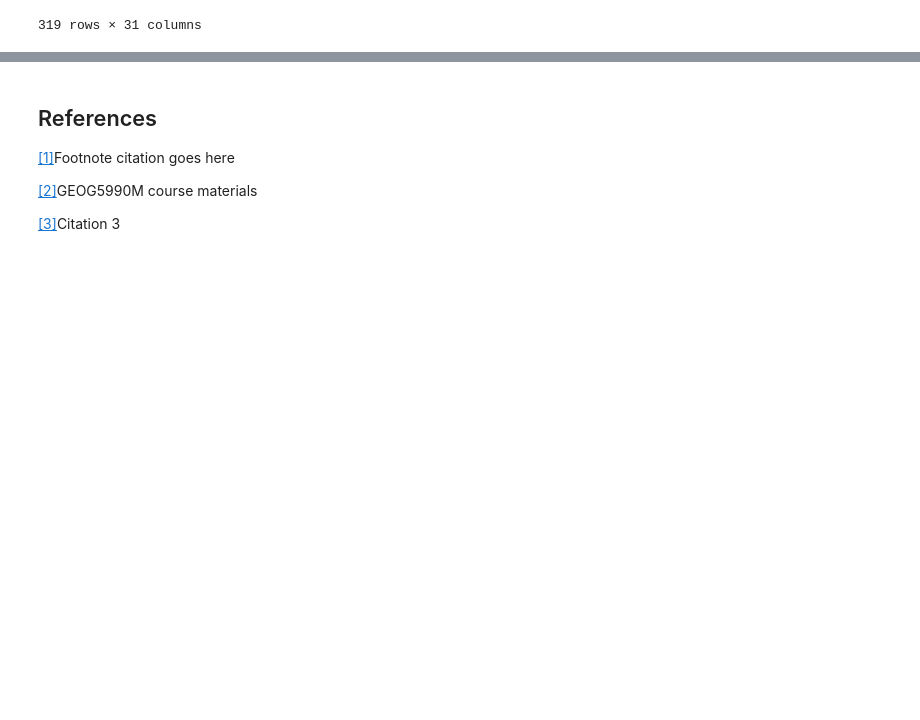
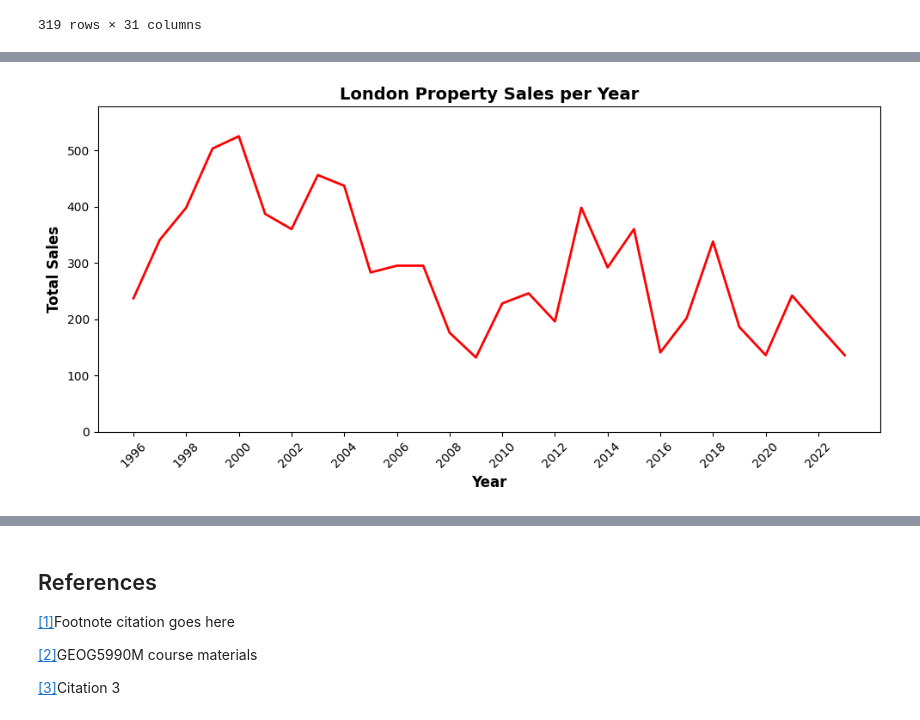
Before and after one commit to ClaudiaTurner/GEOG5990M, a Jupyter notebook: Final_Project_Python_GEOG5990M.ipynb, the cells around one changed output, grey strips where cells are left out. Cells and saved outputs as stored; diff of their text form; code cells hidden in the pictures; blank space fills up the shorter version.

```diff
--- a/Final_Project_Python_GEOG5990M.ipynb
+++ b/Final_Project_Python_GEOG5990M.ipynb
@@ -237,0 +285,47 @@ Passing `palette` without assigning `hue` is deprecated and will be removed in v
+# %%
+import matplotlib.pyplot as plt
+import numpy as np
+
+# 1. Filter only London districts (case-insensitive)
+london_df = Sales_England[Sales_England['DISTRICT'].str.contains('london', case=False)]
+
+# 2. Get year columns (e.g., '1996' to '2023')
+year_columns = [col for col in london_df.columns if col.isnumeric()]
+
+# 3. Sum sales across all London districts for each year
+london_yearly_sales = london_df[year_columns].sum()
+
+# 4. Convert year labels to integers for proper numeric plotting
+x_years = london_yearly_sales.index.astype(int)
+y_sales = london_yearly_sales.values
+
+# 5. Create the figure with a clean white background
+plt.figure(figsize=(10, 5), facecolor='white')
+
+# 6. Plot the red sales trend line
+plt.plot(x_years, y_sales, color='red', linewidth=2)
+
+# 7. Add formal title and axis labels
+plt.title("London Property Sales per Year", fontsize=14, fontweight='bold')
+plt.xlabel("Year", fontsize=12, fontweight='bold')
+plt.ylabel("Total Sales", fontsize=12, fontweight='bold')
+
+# 8. X-axis: show every 2 years, with rotated labels
+tick_years = np.arange(x_years.min(), x_years.max() + 1, 2)
+plt.xticks(ticks=tick_years, rotation=45, fontsize=10)
+
+# 9. Y-axis: proportional scaling with slight padding
+plt.ylim(0, y_sales.max() * 1.1)
+plt.yticks(fontsize=10)
+
+# 10. Clean visual: no gridlines
+plt.grid(False)
+
+# 11. Tight layout and high-resolution export
+plt.tight_layout()
+plt.savefig("london_property_sales_trend_clean.png", dpi=300, bbox_inches='tight')
+
+# 12. Display the plot
+plt.show()
+# %% [output]
+[figure, added]
```
Also changed, not shown: parts of 24 cells of this notebook.
